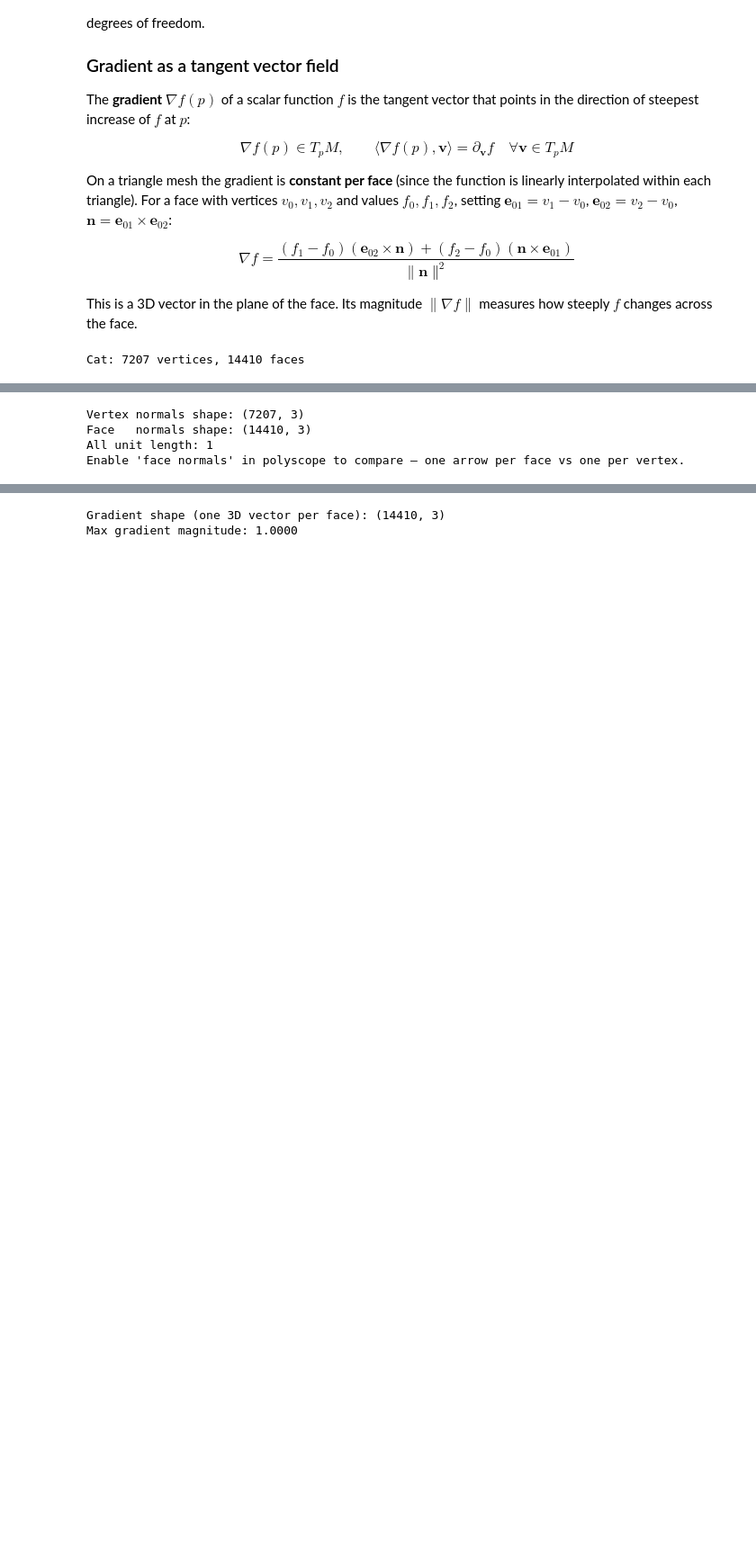
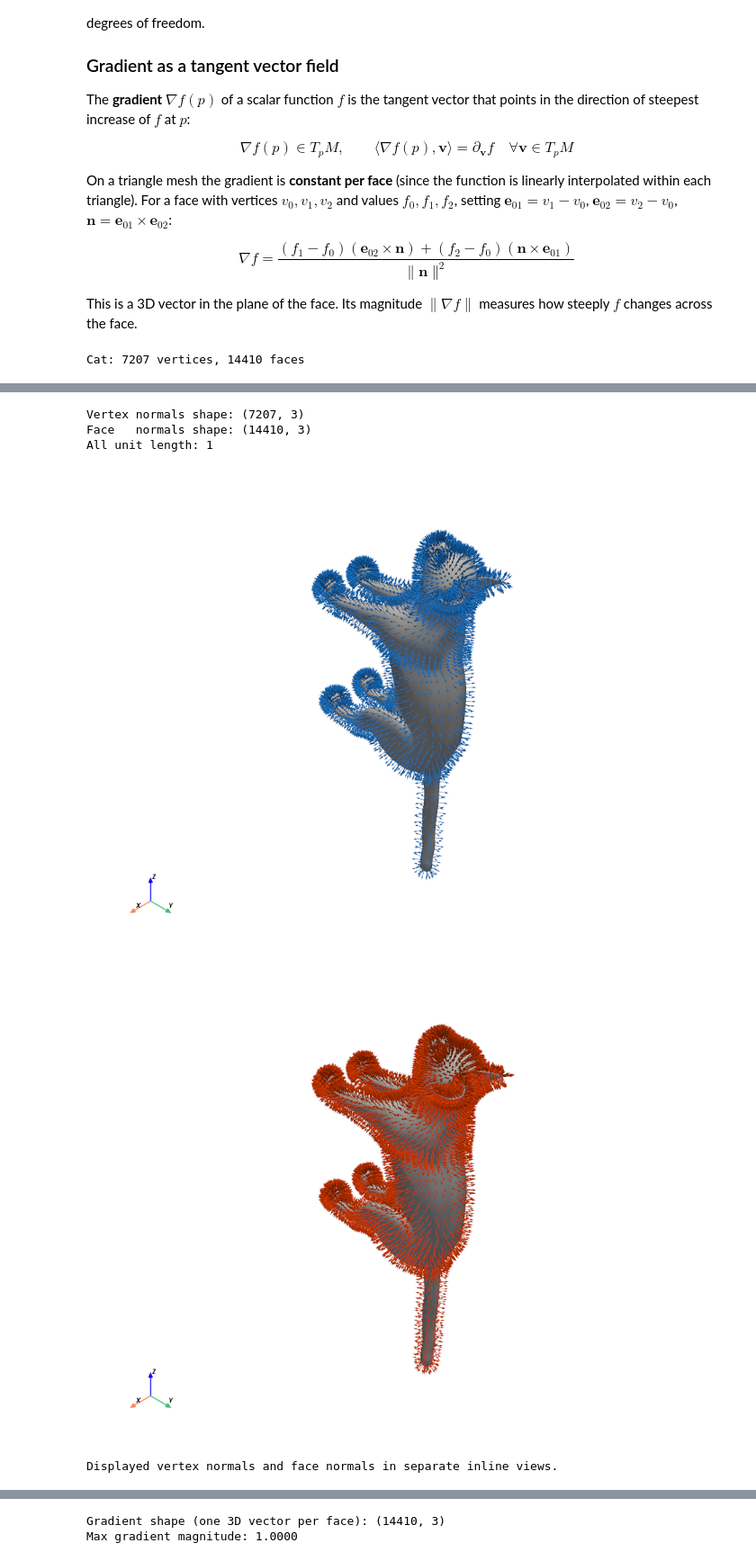
Before and after one commit to gviga/geomfum, a Jupyter notebook: notebooks/concepts/04_tangent_vectors_and_operators.ipynb, the cells around one changed output, grey strips where cells are left out. Shown at 90% size. Cells and saved outputs as stored; diff of their text form; code cells hidden in the pictures; blank space fills up the shorter version.

```diff
--- a/notebooks/concepts/04_tangent_vectors_and_operators.ipynb
+++ b/notebooks/concepts/04_tangent_vectors_and_operators.ipynb
@@ -70,45 +70,39 @@ In polyscope, `add_vector_quantity` with `defined_on="vertices"` renders one arr
 # %%
 normals_v = (
     mesh.vertex_normals
 )  # (n, 3), area-weighted average of adjacent face normals
 normals_f = mesh.face_normals  # (m, 3), one normal per face
+face_centers = (V[F[:, 0]] + V[F[:, 1]] + V[F[:, 2]]) / 3.0
 
 print(f"Vertex normals shape: {normals_v.shape}")
 print(f"Face   normals shape: {normals_f.shape}")
 print(f"All unit length: {np.allclose(np.linalg.norm(normals_v, axis=1), 1.0):.0f}")
 
-ps.remove_all_structures()
-ps_cat = ps.register_surface_mesh("cat", V, F, smooth_shade=True)
-
-# Vector quantities in polyscope: arrows at each vertex / face centre
-ps_cat.add_vector_quantity(
-    "vertex normals",
-    normals_v,
-    defined_on="vertices",
-    enabled=True,
-    radius=0.001,
-    length=0.02,
-    color=(0.2, 0.6, 1.0),
+show_mesh_with_vectors(
+    V,
+    F,
+    vectors=normals_v,
+    vector_points=V,
+    vector_scale=0.02,
+    vector_color="dodgerblue",
 )
-ps_cat.add_vector_quantity(
-    "face normals",
-    normals_f,
-    defined_on="faces",
-    enabled=False,
-    radius=0.001,
-    length=0.02,
-    color=(1.0, 0.4, 0.2),
+show_mesh_with_vectors(
+    V,
+    F,
+    vectors=normals_f,
+    vector_points=face_centers,
+    vector_scale=0.02,
+    vector_color="orangered",
 )
 
-print(
-    "Enable 'face normals' in polyscope to compare — one arrow per face vs one per vertex."
-)
-ps.show()
+print("Displayed vertex normals and face normals in separate inline views.")
 # %% [output]
 Vertex normals shape: (7207, 3)
 Face   normals shape: (14410, 3)
 All unit length: 1
-Enable 'face normals' in polyscope to compare — one arrow per face vs one per vertex.
+[figure, added]
+[figure, added]
+Displayed vertex normals and face normals in separate inline views.
 # %% [markdown]
 ## The gradient: from scalar function to vector field
 
```
Also changed, not shown: parts of 5 cells of this notebook, 21 other files.
